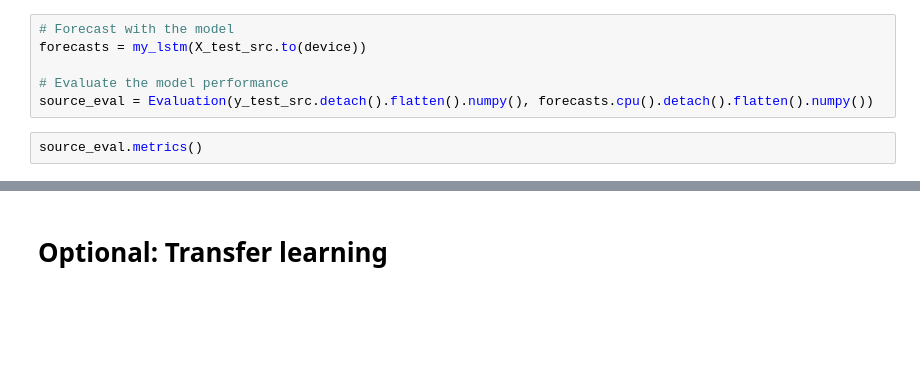
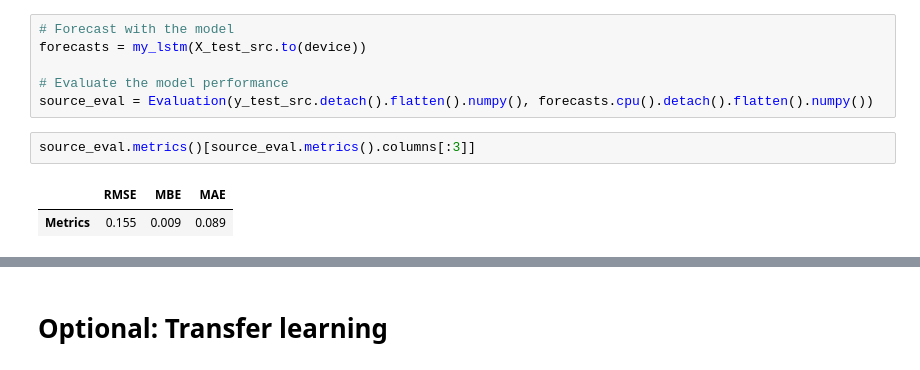
Before and after one commit to Joris-Dprtr/SolNet, a Jupyter notebook: notebooks/SolNet.ipynb, the cells around one changed output, grey strips where cells are left out. Saved outputs shown, nothing was run; the diff lists cells and outputs as text; blank space fills up the shorter version.

```diff
--- a/notebooks/SolNet.ipynb
+++ b/notebooks/SolNet.ipynb
@@ -117,6 +160,9 @@ forecasts = my_lstm(X_test_src.to(device))
 # Evaluate the model performance
 source_eval = Evaluation(y_test_src.detach().flatten().numpy(), forecasts.cpu().detach().flatten().numpy())
 # %%
-source_eval.metrics()
+source_eval.metrics()[source_eval.metrics().columns[:3]]
+# %% [output]
+|  | RMSE | MBE | MAE |
+| Metrics | 0.155 | 0.009 | 0.089 |
 # %%
 source_eval.plot_joint(levels=10, no_zero=True)
```
Also changed, not shown: parts of 16 cells of this notebook.
